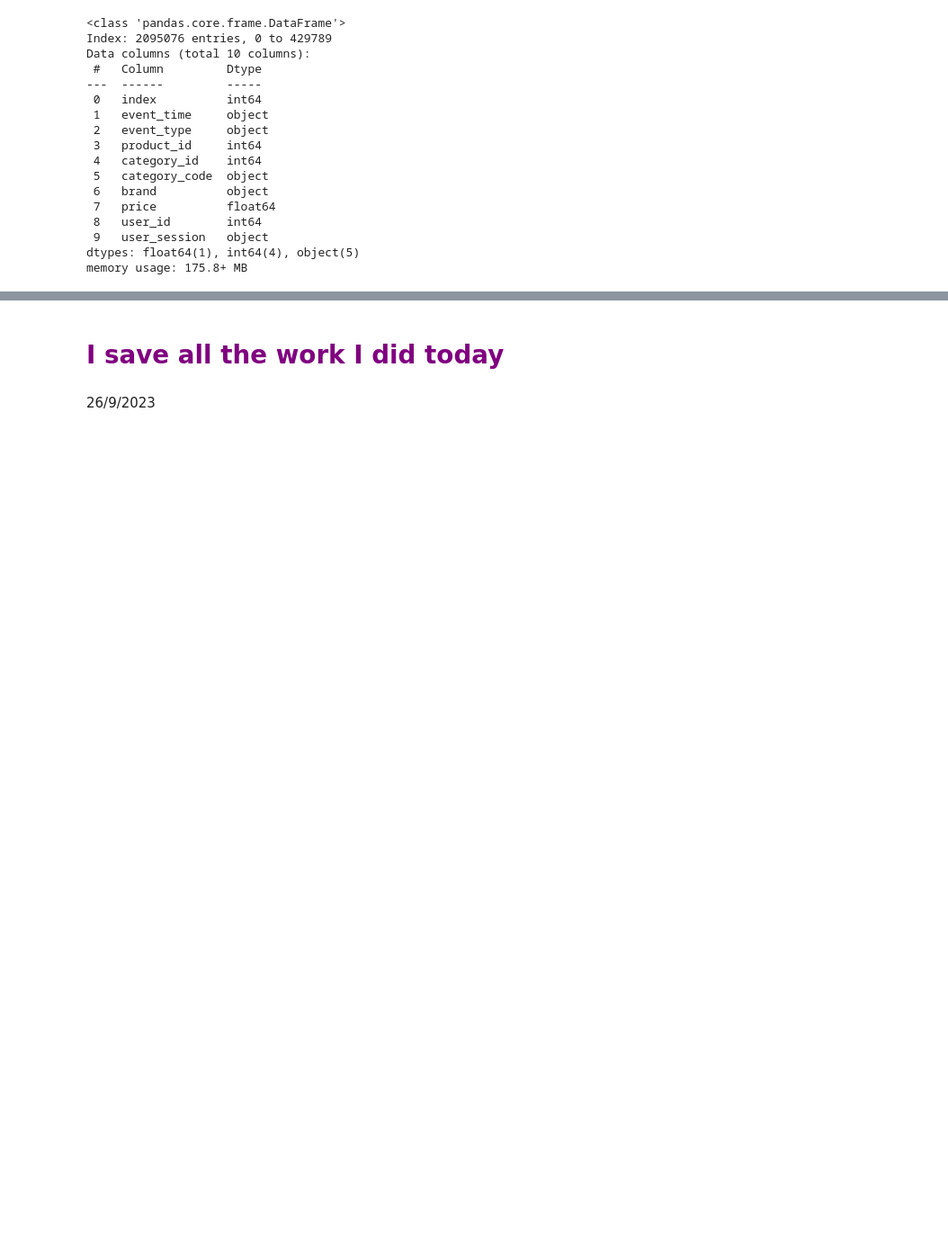
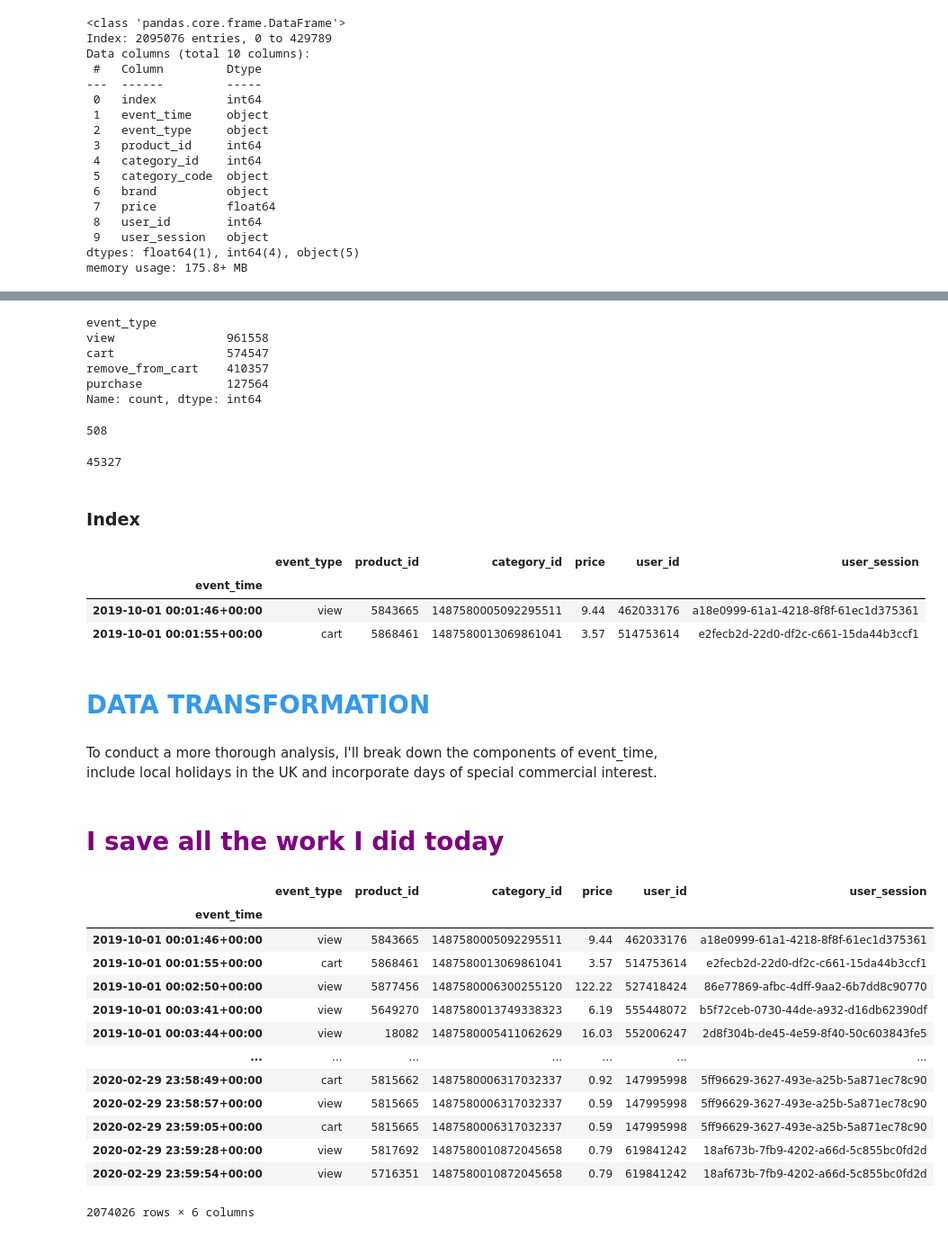
Before and after one commit to javierlopezm/Optimizacion_Ecommerce, a Jupyter notebook: Optimizacion_Ecommerce.ipynb, the cells around one changed output, grey strips where cells are left out. Shown: that part at 90% size. Cells and saved outputs as stored; diff of their text form; code cells hidden in the pictures; blank space fills up the shorter version.

```diff
--- a/Optimizacion_Ecommerce.ipynb
+++ b/Optimizacion_Ecommerce.ipynb
@@ -132,0 +208,23 @@ df_ecom.drop(columns='index', inplace=True)
+# %%
+df_ecom.event_type.value_counts()
+# %% [output]
+event_type
+view                961558
+cart                574547
+remove_from_cart    410357
+purchase            127564
+Name: count, dtype: int64
+# %%
+# How many unique categories are there?
+
+df_ecom.category_id.nunique()
+# %% [output]
+508
+# %%
+# How many unique products are there?
+
+df_ecom.product_id.nunique()
+# %% [output]
+45327
+# %% [markdown]
+### Index
@@ -133,4 +235,13 @@ df_ecom.drop(columns='index', inplace=True)
+# %%
+df_ecom.head(2)
+# %% [output]
+|  | event_type | product_id | category_id | price | user_id | user_session |
+| event_time |  |  |  |  |  |  |
+| 2019-10-01 00:01:46+00:00 | view | 5843665 | 1487580005092295511 | 9.44 | 462033176 | a18e0999-61a1-4218-8f8f-61ec1d375361 |
+| 2019-10-01 00:01:55+00:00 | cart | 5868461 | 1487580013069861041 | 3.57 | 514753614 | e2fecb2d-22d0-df2c-c661-15da44b3ccf1 |
+# %% [markdown]
+# **<font color = '#3498eb'>DATA TRANSFORMATION</font>**
+# %% [markdown]
+To conduct a more thorough analysis, I'll break down the components of event_time, include local holidays in the UK and incorporate days of special commercial interest.
 # %% [markdown]
 # **<font color = 'purple'>I save all the work I did today</font>**
-# %% [markdown]
-26/9/2023
@@ -137,2 +251,19 @@ df_ecom.drop(columns='index', inplace=True)
 # %%
-df_ecom.to_csv("F:\\GDrive_DATA\\DS4B\\DS_MASTERY\\02_BUSINESS_ANALYTICS\\07_CASOS\\CASO3_OPTIMIZACIÓN_ECOMMERCE\\df_ecomNoindex.csv", index=False)
+df_ecom = pd.read_pickle('F:\\GDrive_DATA\\DS4B\\DS_MASTERY\\02_BUSINESS_ANALYTICS\\07_CASOS\\CASO3_OPTIMIZACIÓN_ECOMMERCE\\df_ecomNoindex.pickle')
+
+df_ecom
+# %% [output]
+|  | event_type | product_id | category_id | price | user_id | user_session |
+| event_time |  |  |  |  |  |  |
+| 2019-10-01 00:01:46+00:00 | view | 5843665 | 1487580005092295511 | 9.44 | 462033176 | a18e0999-61a1-4218-8f8f-61ec1d375361 |
+| 2019-10-01 00:01:55+00:00 | cart | 5868461 | 1487580013069861041 | 3.57 | 514753614 | e2fecb2d-22d0-df2c-c661-15da44b3ccf1 |
+| 2019-10-01 00:02:50+00:00 | view | 5877456 | 1487580006300255120 | 122.22 | 527418424 | 86e77869-afbc-4dff-9aa2-6b7dd8c90770 |
+| 2019-10-01 00:03:41+00:00 | view | 5649270 | 1487580013749338323 | 6.19 | 555448072 | b5f72ceb-0730-44de-a932-d16db62390df |
+| 2019-10-01 00:03:44+00:00 | view | 18082 | 1487580005411062629 | 16.03 | 552006247 | 2d8f304b-de45-4e59-8f40-50c603843fe5 |
+| ... | ... | ... | ... | ... | ... | ... |
+| 2020-02-29 23:58:49+00:00 | cart | 5815662 | 1487580006317032337 | 0.92 | 147995998 | 5ff96629-3627-493e-a25b-5a871ec78c90 |
+| 2020-02-29 23:58:57+00:00 | view | 5815665 | 1487580006317032337 | 0.59 | 147995998 | 5ff96629-3627-493e-a25b-5a871ec78c90 |
+| 2020-02-29 23:59:05+00:00 | cart | 5815665 | 1487580006317032337 | 0.59 | 147995998 | 5ff96629-3627-493e-a25b-5a871ec78c90 |
+| 2020-02-29 23:59:28+00:00 | view | 5817692 | 1487580010872045658 | 0.79 | 619841242 | 18af673b-7fb9-4202-a66d-5c855bc0fd2d |
+| 2020-02-29 23:59:54+00:00 | view | 5716351 | 1487580010872045658 | 0.79 | 619841242 | 18af673b-7fb9-4202-a66d-5c855bc0fd2d |
+2074026 rows × 6 columns
```
Also changed, not shown: parts of 15 cells of this notebook.
